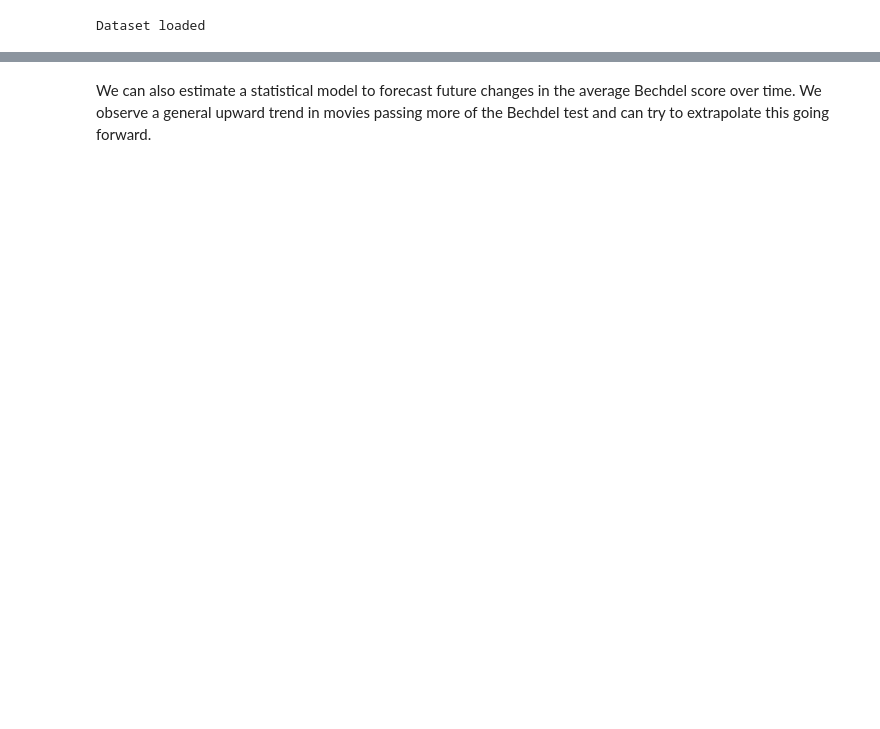
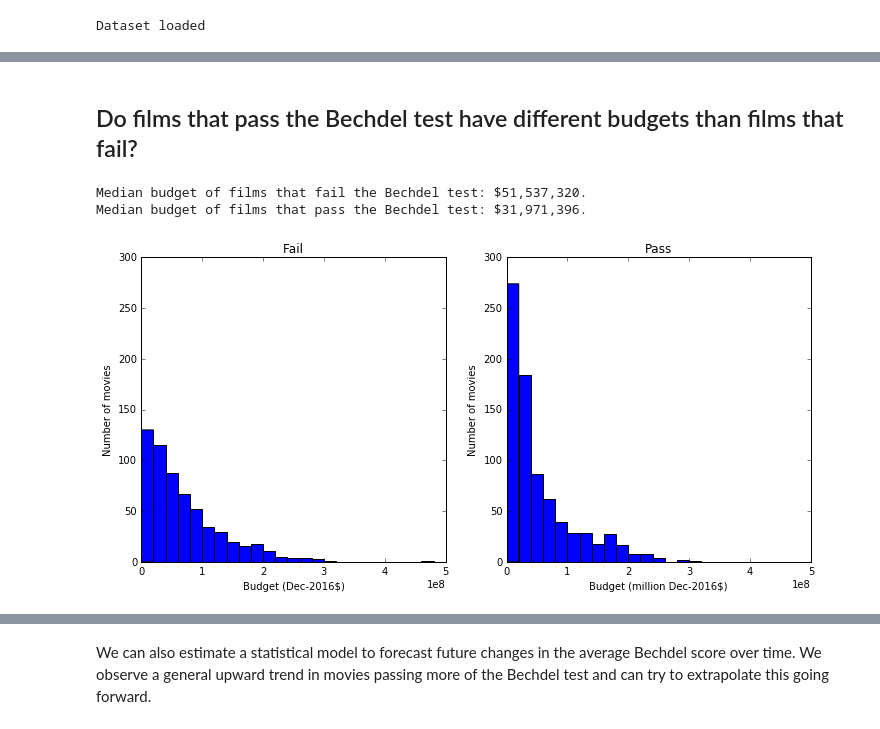
Before and after one commit to raddick/movies, a Jupyter notebook: 7. Analysis.ipynb, the cells around one changed output, grey strips where cells are left out. Saved outputs shown, nothing was run; the diff lists cells and outputs as text; code cells hidden in the pictures; blank space fills up the shorter version.

```diff
--- a/7. Analysis.ipynb
+++ b/7. Analysis.ipynb
@@ -33,0 +253,50 @@ Movies with profit data: 2,748
+# %% [markdown]
+## Do films that pass the Bechdel test have different budgets than films that fail?
+# %%
+#x = movies_df['bechdel_passed'].apply(lambda x:float(x)+np.random.normal(0, 0.05))
+#y = movies_df['budget_adj']
+failer_budgets = movies_df.dropna()['budget_adj'][movies_df['bechdel_passed'] == 0]
+passer_budgets = movies_df.dropna()['budget_adj'][movies_df['bechdel_passed'] == 1]
+#plt.hist(failer_budgets,bins=30)
+
+print('Median budget of films that fail the Bechdel test: ${0:,.0f}.'.format(failer_budgets.agg(np.median)))
+print('Median budget of films that pass the Bechdel test: ${0:,.0f}.'.format(passer_budgets.agg(np.median)))
+
+# Calculate best bin widths by Freedman-Draconis rule.
+#The bin-width is set to h = 2 * IQR * n^(−1/3).
+#So the number of bins is (max−min)/h.
+
+fail_n = len(failer_budgets)
+fail_iqr = scipy.stats.iqr(failer_budgets)
+fail_binwidth = 2 * fail_iqr * (fail_n ** (-1/3))
+fail_bins = (np.max(failer_budgets) - np.min(failer_budgets)) / fail_binwidth
+
+pass_n = len(passer_budgets)
+pass_iqr = scipy.stats.iqr(passer_budgets)
+pass_binwidth = 2 * pass_iqr * (pass_n ** (-1/3))
+pass_bins = (np.max(passer_budgets) - np.min(passer_budgets)) / pass_binwidth
+
+nbins = int(np.round(np.mean([fail_bins,pass_bins]),0))
+#print(nbins)
+
+fig = plt.figure(figsize=(12,12))
+
+ax1 = fig.add_subplot(221)
+ax1.hist(failer_budgets,bins=nbins,range=(0,500000000))
+plt.ylim([0,300])
+plt.xlabel('Budget (Dec-2016$)')
+plt.ylabel('Number of movies')
+plt.title('Fail')
+
+ax2 = fig.add_subplot(222)
+ax2.hist(passer_budgets,bins=nbins,range=(0,500000000))
+plt.ylim([0,300])
+plt.xlabel('Budget (million Dec-2016$)')
+plt.ylabel('Number of movies')
+plt.title('Pass')
+
+fig.show()
+# %% [output]
+Median budget of films that fail the Bechdel test: $51,537,320.
+Median budget of films that pass the Bechdel test: $31,971,396.
+[figure, added]
```
Also changed, not shown: parts of 36 cells of this notebook, 4 other files.
